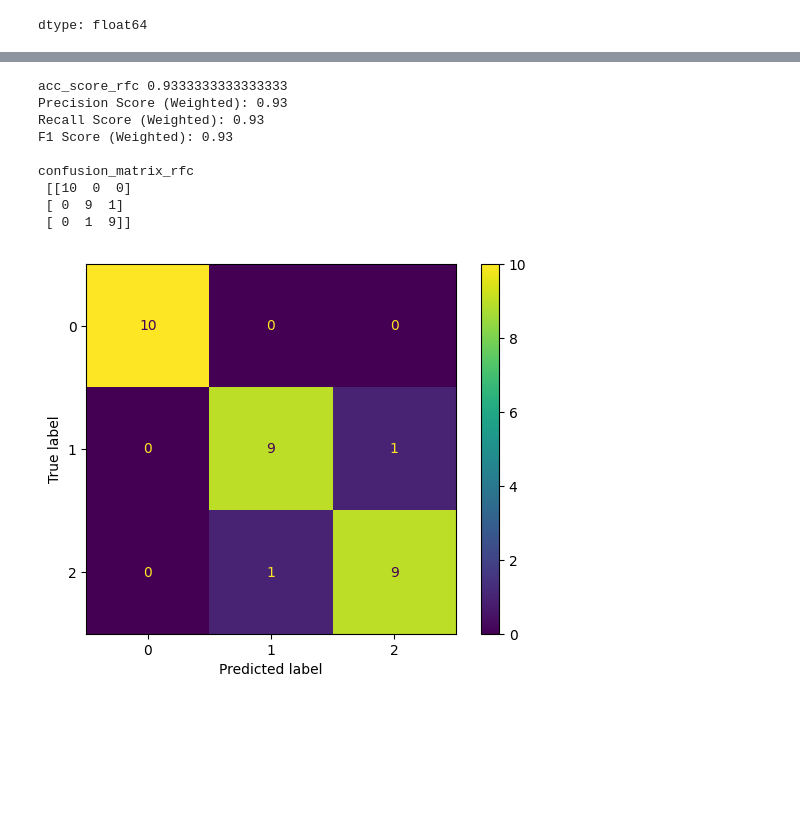
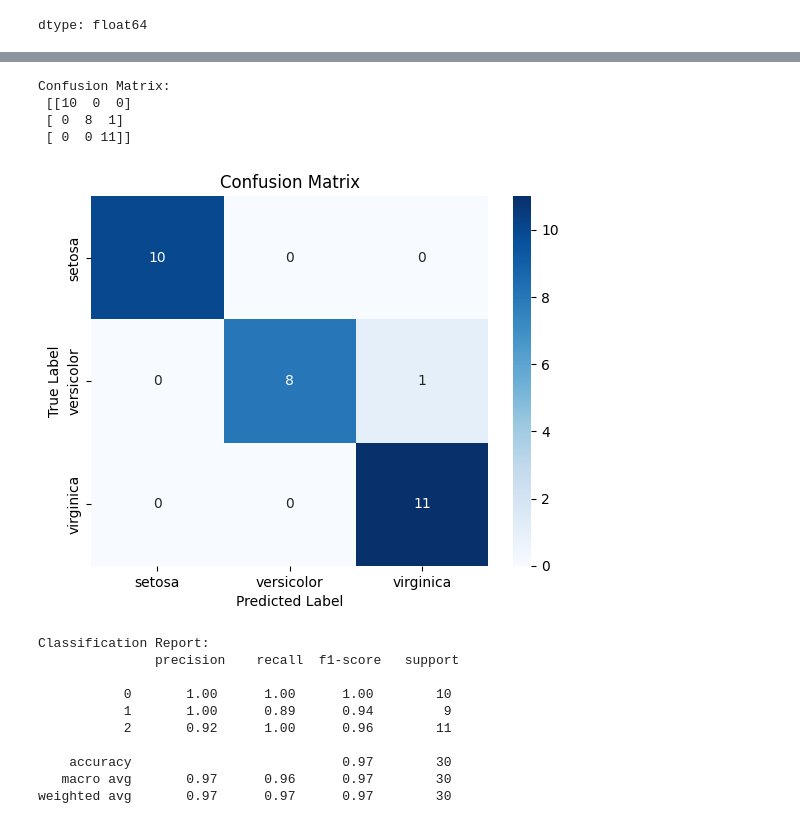
Before and after one commit to jonhatan0329/iris, a Jupyter notebook: Iris_project.ipynb, the cells around one changed output, grey strips where cells are left out. Cells and saved outputs as stored; diff of their text form; code cells hidden in the pictures; blank space fills up the shorter version.

```diff
--- a/Iris_project.ipynb
+++ b/Iris_project.ipynb
@@ -137,3 +155,7 @@ X_test_scaled = scaler.transform(X_test)
+# %%
+# 8. Evaluate the Model
+# Predict on test data
+y_pred = model.predict(X_test)
 # %%
 # tocheck weather all input variables have outliers or not
 # boxplot
@@ -346,32 +199,29 @@ confusion_matrix_basic
-# %%
-from sklearn.ensemble import RandomForestClassifier
-
-rfc=RandomForestClassifier() # intializze the model
-rfc.fit(X_train_smote,y_train_smote) # train the rfc model
-y_pred_rfc=rfc.predict(X_test_scaled) # predictions through rfc
-
-
-precision = precision_score(y_test, y_pred_basic, average='weighted')
-recall = recall_score(y_test, y_pred_basic, average='weighted')
-f1 = f1_score(y_test, y_pred_basic, average='weighted')
-
-print('acc_score_rfc',accuracy_score(y_test,y_pred_rfc))
-print(f'Precision Score (Weighted): {precision:.2f}')
-print(f'Recall Score (Weighted): {recall:.2f}')
-print(f'F1 Score (Weighted): {f1:.2f}')
-print()
-print('confusion_matrix_rfc \n',confusion_matrix(y_test,y_pred_rfc))
-print()
-ConfusionMatrixDisplay(confusion_matrix(y_test,y_pred_rfc)).plot()
-plt.show()
-# %% [output]
-acc_score_rfc 0.9333333333333333
-Precision Score (Weighted): 0.93
-Recall Score (Weighted): 0.93
-F1 Score (Weighted): 0.93
-
-confusion_matrix_rfc
- [[10  0  0]
- [ 0  9  1]
- [ 0  1  9]]
-[figure, removed]
+# %%
+# Display confusion matrix
+conf_matrix = confusion_matrix(y_test, y_pred)
+print("Confusion Matrix:\n", conf_matrix)
+sns.heatmap(conf_matrix, annot=True, fmt='d', cmap='Blues', xticklabels=iris.target_names, yticklabels=iris.target_names)
+plt.xlabel("Predicted Label")
+plt.ylabel("True Label")
+plt.title("Confusion Matrix")
+plt.show()
+# %% [output]
+Confusion Matrix:
+ [[10  0  0]
+ [ 0  8  1]
+ [ 0  0 11]]
+[figure, added]
+# %%
+# Classification report for more detailed evaluation
+print("Classification Report:\n", classification_report(y_test, y_pred))
+# %% [output]
+Classification Report:
+               precision    recall  f1-score   support
+
+           0       1.00      1.00      1.00        10
+           1       1.00      0.89      0.94         9
+           2       0.92      1.00      0.96        11
+
+    accuracy                           0.97        30
+   macro avg       0.97      0.96      0.97        30
+weighted avg       0.97      0.97      0.97        30
```
Also changed, not shown: parts of 35 cells of this notebook, 2 other files.
